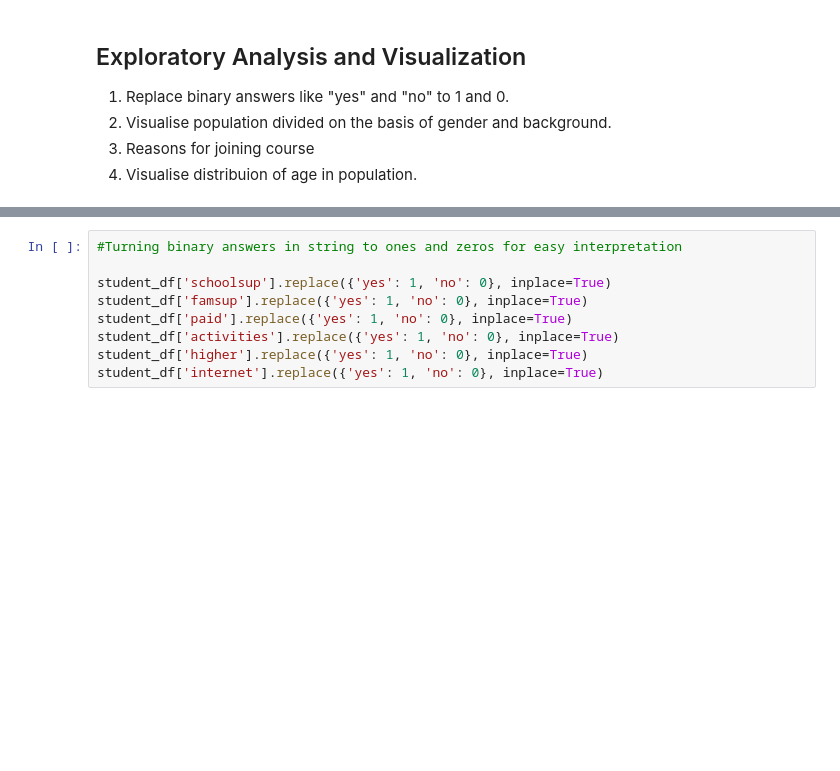
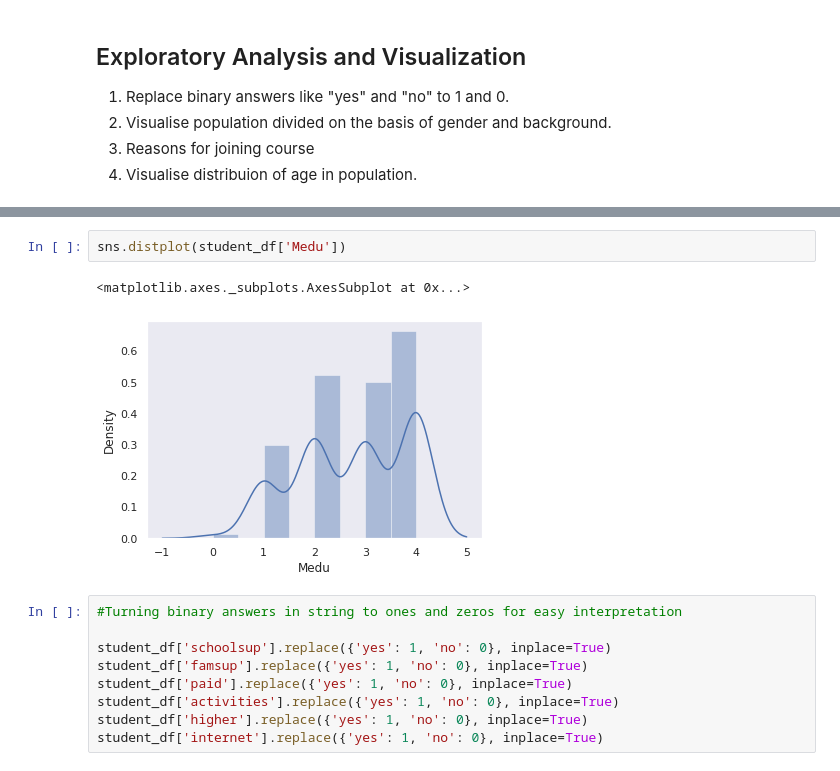
Before and after one commit to ivnattt/MathStudent-Data-Analysis, a Jupyter notebook: 0zerotopandas_course_project.ipynb, the cells around one changed output, grey strips where cells are left out. Saved outputs shown, nothing was run; the diff lists cells and outputs as text; blank space fills up the shorter version.

```diff
--- a/0zerotopandas_course_project.ipynb
+++ b/0zerotopandas_course_project.ipynb
@@ -89,3 +106,8 @@ Tanvi_final_project
+# %%
+sns.distplot(student_df['Medu'])
+# %% [output]
+<matplotlib.axes._subplots.AxesSubplot at 0x...>
+[figure, added]
 # %%
 #Turning binary answers in string to ones and zeros for easy interpretation
 
```
Also changed, not shown: parts of 3 cells of this notebook.
